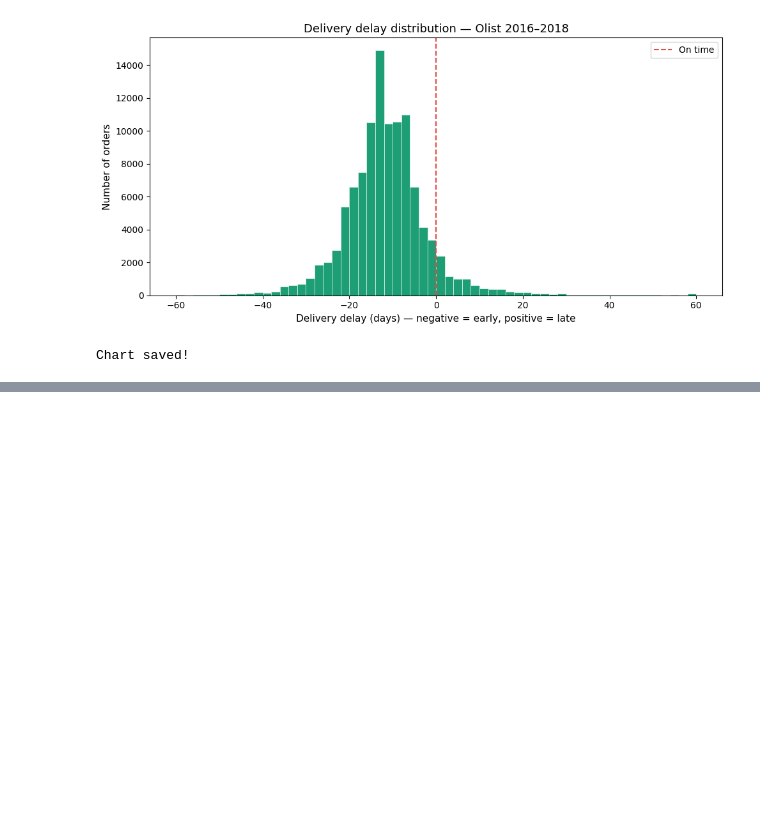
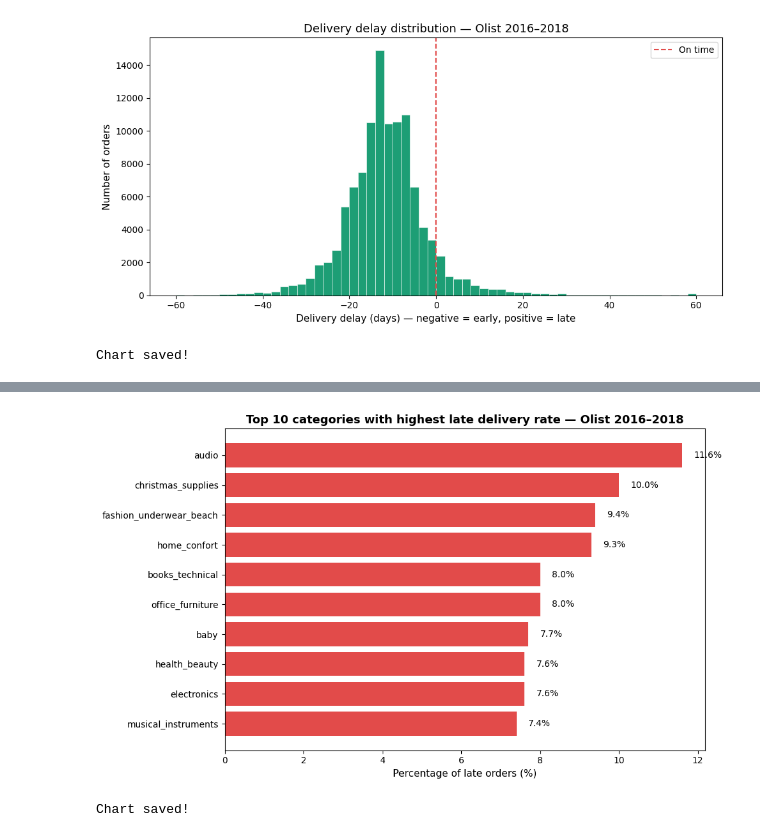
Before and after one commit to ragasree123/olist-ecommerce-analysis, a Jupyter notebook: notebooks/01_olist_week1_analysis.ipynb, the cells around one changed output, grey strips where cells are left out. Saved outputs shown, nothing was run; the diff lists cells and outputs as text; code cells hidden in the pictures; blank space fills up the shorter version.

```diff
--- a/notebooks/01_olist_week1_analysis.ipynb
+++ b/notebooks/01_olist_week1_analysis.ipynb
@@ -530,0 +596,36 @@ Chart saved!
+# %%
+# Late order percentage by category
+late_pct = df_delivered.copy()
+late_pct['is_late'] = (late_pct['delivery_delay_days'] > 0).astype(int)
+
+late_by_cat = late_pct.groupby('product_category_name_english').agg(
+    total_orders=('order_id', 'count'),
+    late_orders=('is_late', 'sum')
+).reset_index()
+
+late_by_cat = late_by_cat[late_by_cat['total_orders'] >= 100]
+late_by_cat['late_pct'] = (late_by_cat['late_orders'] /
+                            late_by_cat['total_orders'] * 100).round(1)
+late_by_cat = late_by_cat.sort_values('late_pct', ascending=False).head(10)
+
+fig, ax = plt.subplots(figsize=(10, 6))
+bars = ax.barh(late_by_cat['product_category_name_english'],
+               late_by_cat['late_pct'], color='#E24B4A')
+
+# Add percentage labels on bars
+for bar, pct in zip(bars, late_by_cat['late_pct']):
+    ax.text(bar.get_width() + 0.3, bar.get_y() + bar.get_height()/2,
+            f'{pct}%', va='center', fontsize=10)
+
+ax.set_xlabel('Percentage of late orders (%)', fontsize=11)
+ax.set_title('Top 10 categories with highest late delivery rate — Olist 2016–2018',
+             fontsize=13, fontweight='bold')
+ax.invert_yaxis()
+plt.tight_layout()
+plt.savefig(r'E:\NILE TECH\DataAnalyst90Days\Phase1_Olist\images\late_pct_by_category.png',
+            dpi=150, bbox_inches='tight')
+plt.show()
+print("Chart saved!")
+# %% [output]
+[figure, added]
+Chart saved!
```
Also changed, not shown: parts of 4 cells of this notebook, 2 other files.
